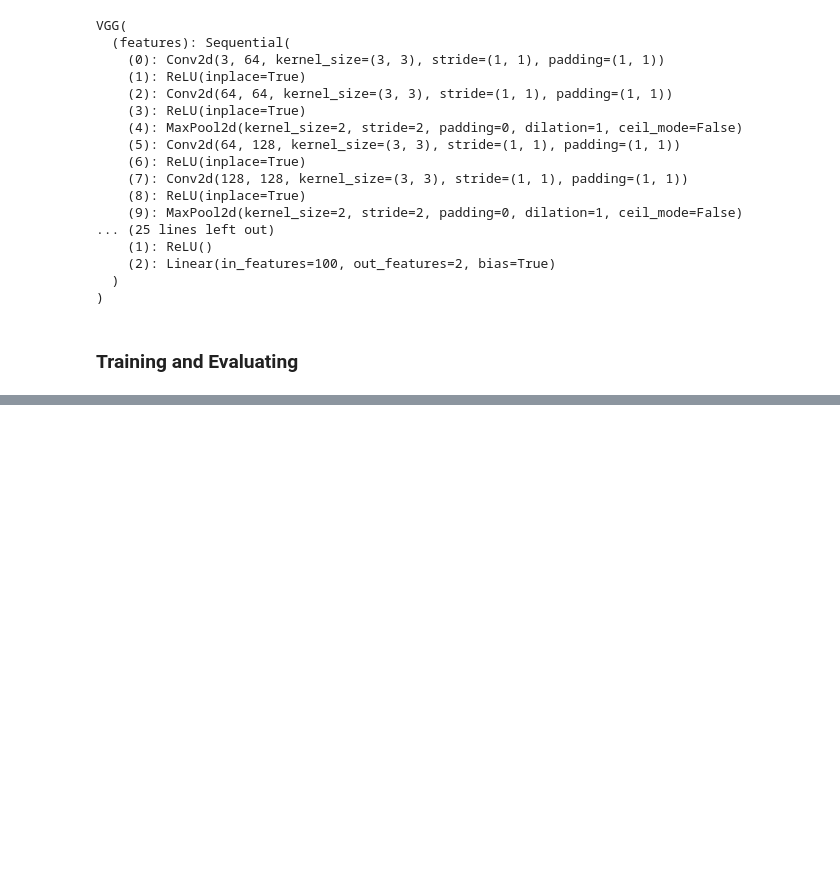
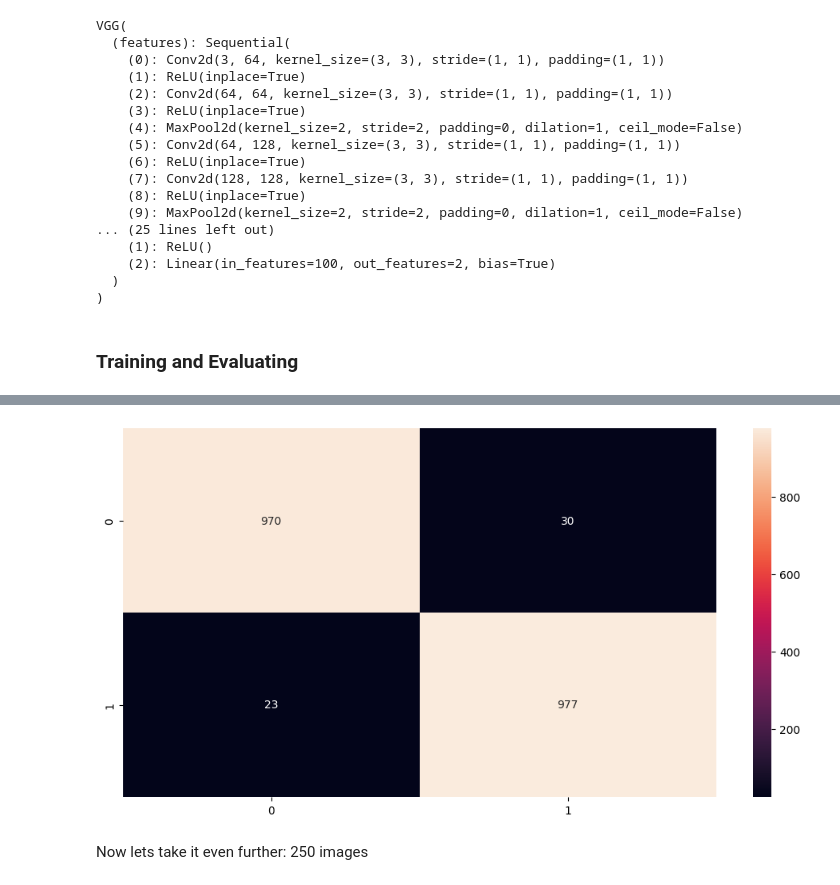
Before and after one commit to Nau3D/Deep-Learning-Course-PyTorch, a Jupyter notebook: 09-transferLearning.ipynb, the cells around one changed output, grey strips where cells are left out. Saved outputs shown, nothing was run; the diff lists cells and outputs as text; code cells hidden in the pictures; blank space fills up the shorter version.

```diff
--- a/09-transferLearning.ipynb
+++ b/09-transferLearning.ipynb
@@ -586,0 +646,14 @@ build_confusion_matrix(model, test_loader)
+# %%
+loss_fn = torch.nn.CrossEntropyLoss()
+
+early_stop = Early_Stopping(9, min_delta = 0.000001)
+optimizer = torch.optim.Adam(model.parameters())
+scheduler = torch.optim.lr_scheduler.ReduceLROnPlateau(optimizer, mode='min', factor = 0.1, patience=3)
+
+if TRAIN:
+    history = train_III(model, train_loader, val_loader, EPOCHS, loss_fn, optimizer, scheduler, early_stop, f'vgg16_tl_{SAMPLES}')
+
+reload = torch.load(f'vgg16_tl_{SAMPLES}.pt')
+print(reload['epoch'])
+model.load_state_dict(reload['model'])
+evaluate(model, test_loader)
@@ -586,0 +679,6 @@ build_confusion_matrix(model, test_loader)
+# %%
+build_unnormalized_confusion_matrix(model, test_loader)
+# %% [output]
+[figure, added]
+# %% [markdown]
+Now lets take it even further: 250 images
```
Also changed, not shown: parts of 35 cells of this notebook, 8 other files.
